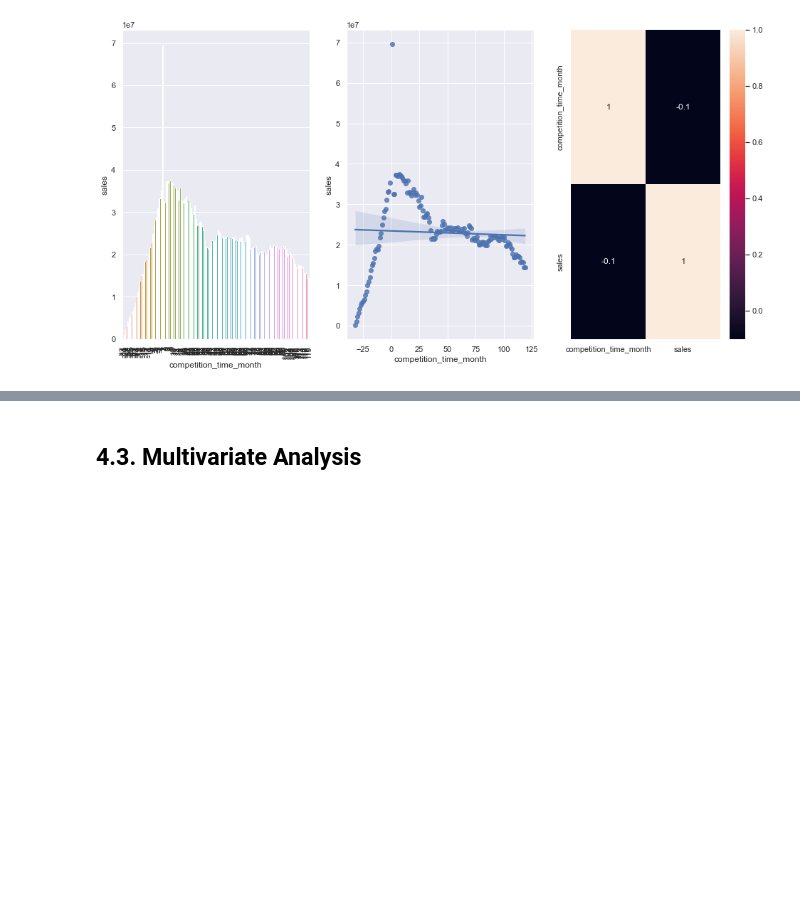
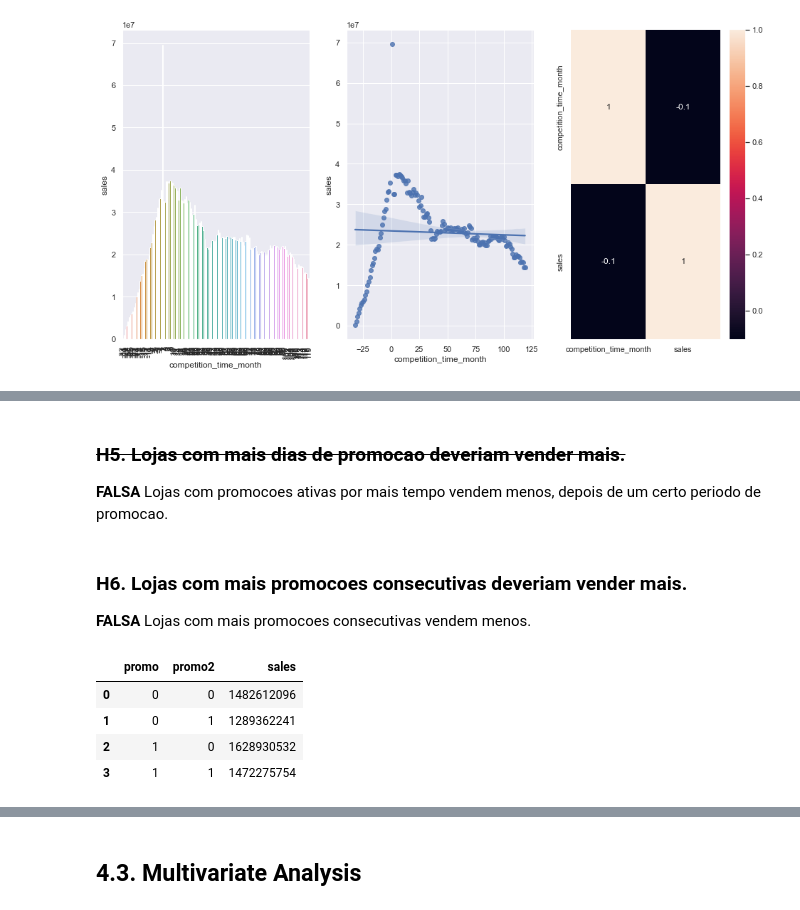
Before and after one commit to endhel/Rossmann-Store-Sales-Forecasting, a Jupyter notebook: store_sales_prediction.ipynb, the cells around one changed output, grey strips where cells are left out. Cells and saved outputs as stored; diff of their text form; code cells hidden in the pictures; blank space fills up the shorter version.

```diff
--- a/store_sales_prediction.ipynb
+++ b/store_sales_prediction.ipynb
@@ -477,0 +507,16 @@ sns.heatmap( aux1.corr( method='pearson' ), annot=True );
+# %% [markdown]
+### <s>H5. Lojas com mais dias de promocao deveriam vender mais.</s>
+
+**FALSA** Lojas com promocoes ativas por mais tempo vendem menos, depois de um certo periodo de promocao.
+# %% [markdown]
+### H6. Lojas com mais promocoes consecutivas deveriam vender mais.
+
+**FALSA** Lojas com mais promocoes consecutivas vendem menos.
+# %%
+df4[['promo', 'promo2', 'sales']].groupby( ['promo', 'promo2'] ).sum().reset_index()
+# %% [output]
+|  | promo | promo2 | sales |
+| 0 | 0 | 0 | 1482612096 |
+| 1 | 0 | 1 | 1289362241 |
+| 2 | 1 | 0 | 1628930532 |
+| 3 | 1 | 1 | 1472275754 |
```
Also changed, not shown: parts of 4 cells of this notebook.
